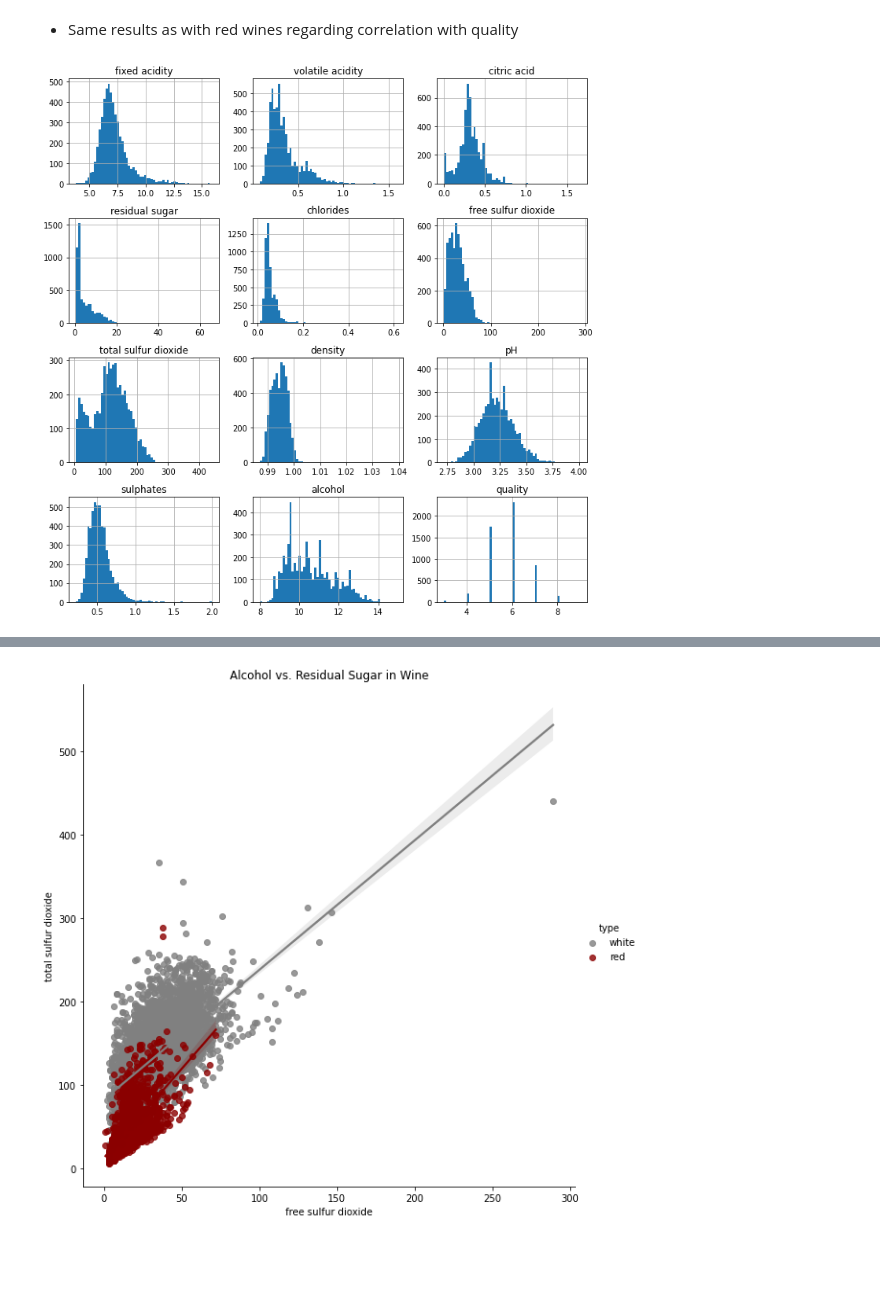
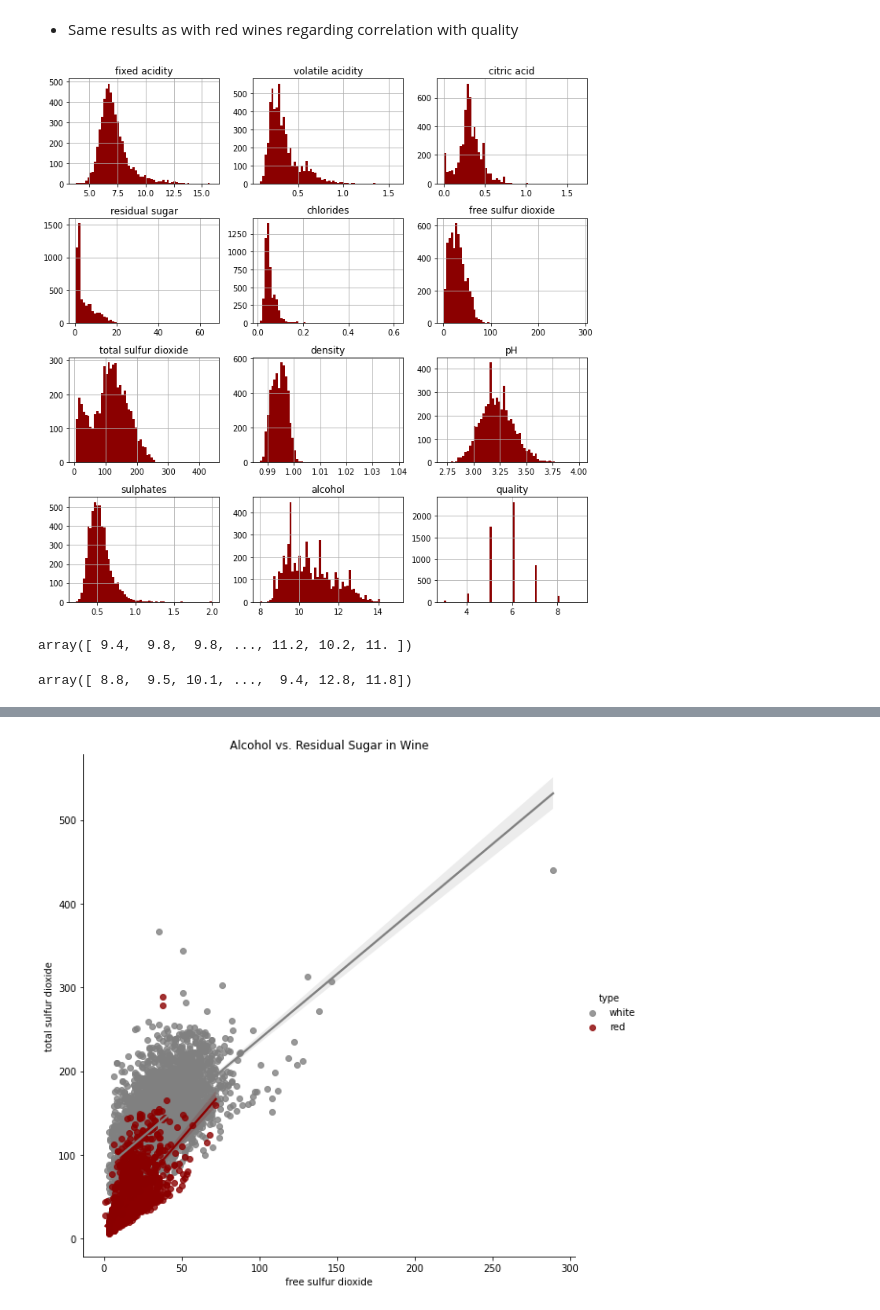
Before and after one commit to oariasz/Wine-Quality-Predictor, a Jupyter notebook: Wine Quality Predictor.ipynb, the cells around one changed output, grey strips where cells are left out. Cells and saved outputs as stored; diff of their text form; code cells hidden in the pictures; blank space fills up the shorter version.

```diff
--- a/Wine Quality Predictor.ipynb
+++ b/Wine Quality Predictor.ipynb
@@ -566,9 +577,23 @@ sns.heatmap(red_corr, cmap='PuOr', annot=True)
 # %% [markdown]
 * Same results as with red wines regarding correlation with quality
 # %%
-wines.hist(figsize=(10, 10), bins=60)
+wines.hist(figsize=(10, 10), bins=60, color='darkred')
 plt.tight_layout()
 plt.show()
 # %% [output]
-[figure, old version]
+[figure, new version]
+# %%
+
+# Convert the filtered DataFrames to NumPy arrays before passing to histplot
+red_alcohol = np.array(wines[wines['type'] == 'red']['alcohol'])
+red_alcohol
+# %% [output]
+array([ 9.4,  9.8,  9.8, ..., 11.2, 10.2, 11. ])
+# %%
+# Convert the filtered DataFrames to NumPy arrays before passing to histplot
+white_alcohol = np.array(wines[wines['type'] == 'white']['alcohol'])
+
+white_alcohol
+# %% [output]
+array([ 8.8,  9.5, 10.1, ...,  9.4, 12.8, 11.8])
 # %%
```
Also changed, not shown: parts of 81 cells of this notebook, 4 other files.
